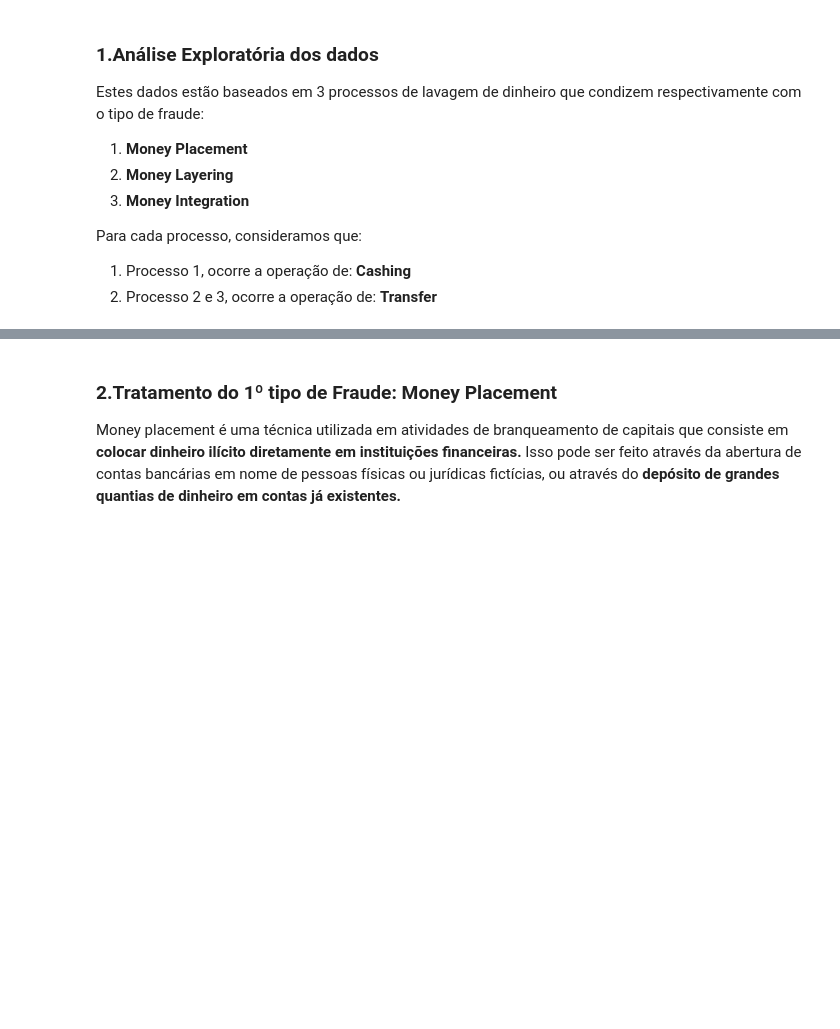
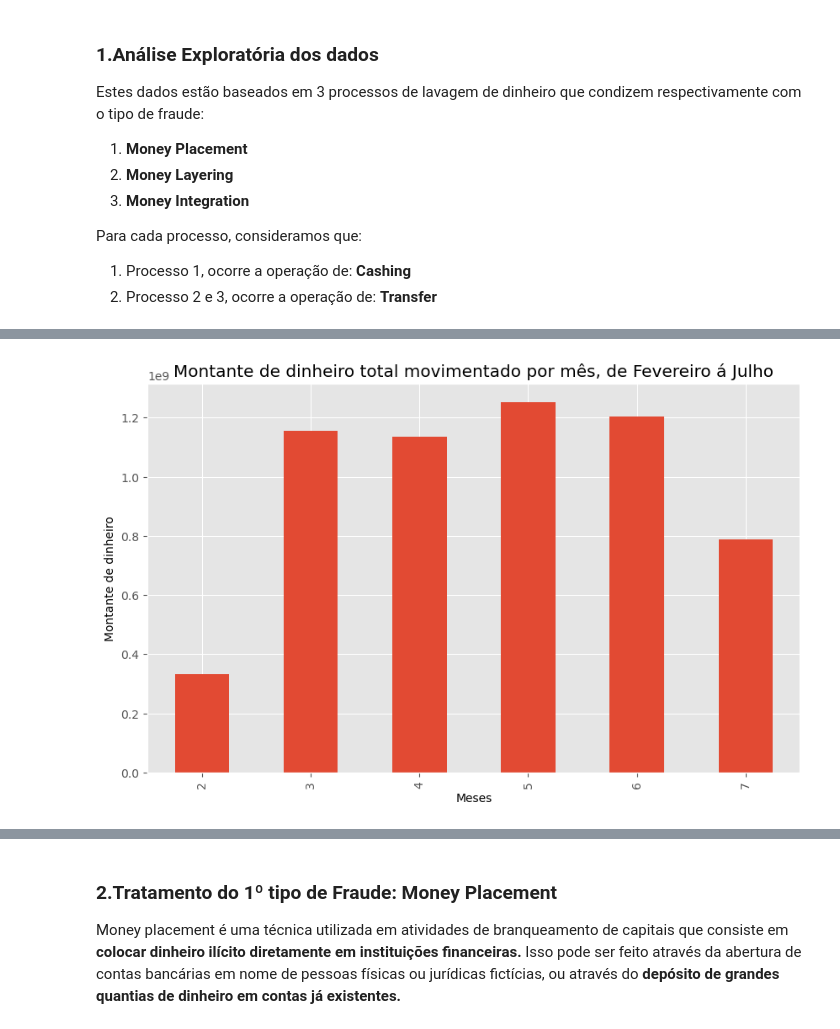
Before and after one commit to kevinTohounke/trabalhoDeConclusaoDeCurso, a Jupyter notebook: Money_laundering.ipynb, the cells around one changed output, grey strips where cells are left out. Drawn from its saved outputs; the diff is of its cells as text; code cells hidden in the pictures; blank space fills up the shorter version.

```diff
--- a/Money_laundering.ipynb
+++ b/Money_laundering.ipynb
@@ -72,0 +116,15 @@ plt.show()
+# %%
+#Formatação da data
+
+_pordata = df.groupby('date',axis=0)['amountofmoney'].sum()
+_df = pd.DataFrame(_pordata)
+_df= _df.reset_index()
+_df['date']= pd.to_datetime(_df['date'])
+#_df['date'] = _df['date'].dt.date
+_df['data'] = _df['date'].dt.date
+_df['hora'] = _df['date'].dt.time
+_df['mes'] = _df['date'].dt.month
+_df['ano'] = _df['date'].dt.year
+#_df['hora'] = _df['date'].dt.time
+
+_df.head(25)
@@ -72,0 +165,3 @@ plt.show()
+# %%
+agrupar_por_mes = _df.groupby('mes')['amountofmoney'].sum()
+agrupar_por_mes.head()
@@ -72,0 +176,8 @@ plt.show()
+# %%
+agrupar_por_mes.plot(kind='bar',figsize= (10,6))
+plt.xlabel('Meses')
+plt.ylabel('Montante de dinheiro')
+plt.title('Montante de dinheiro total movimentado por mês, de Fevereiro á Julho')
+plt.show()
+# %% [output]
+[figure, added]
```
Also changed, not shown: parts of 15 cells of this notebook.
